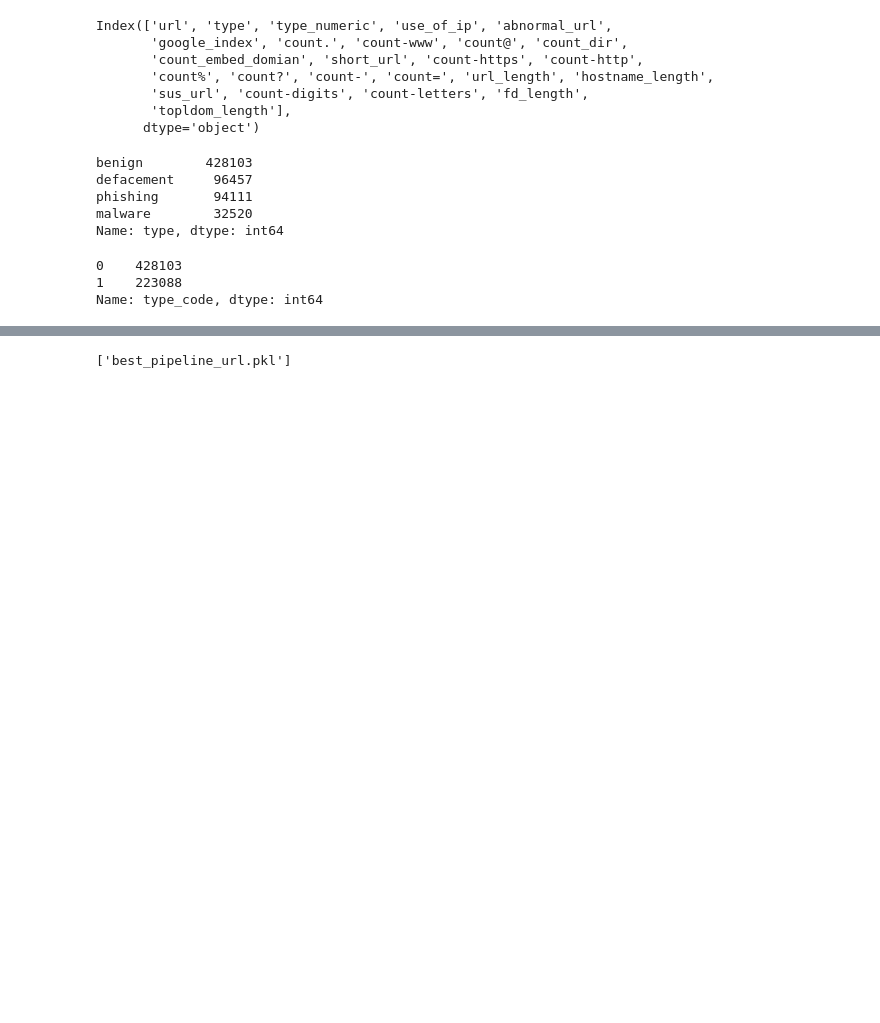
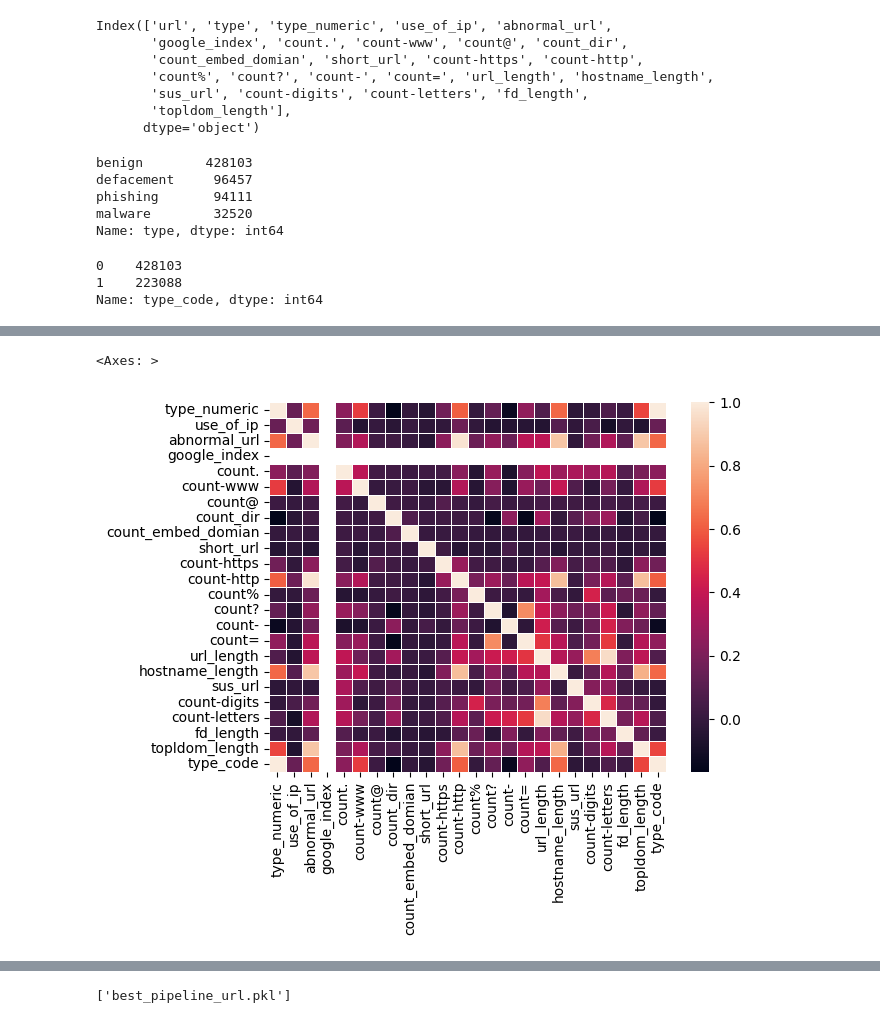
Before and after one commit to karandomguy/PhishGuard, a Jupyter notebook: Phishing_URL_Preprocessing_and_Model.ipynb, the cells around one changed output, grey strips where cells are left out. Saved outputs shown, nothing was run; the diff lists cells and outputs as text; code cells hidden in the pictures; blank space fills up the shorter version.

```diff
--- a/Phishing_URL_Preprocessing_and_Model.ipynb
+++ b/Phishing_URL_Preprocessing_and_Model.ipynb
@@ -372,0 +347,6 @@ df
+# %%
+import seaborn as sns
+sns.heatmap(df.corr(),cbar=True, linewidths=0.5)
+# %% [output]
+<Axes: >
+[figure, added]
```
Also changed, not shown: parts of 18 cells of this notebook.
